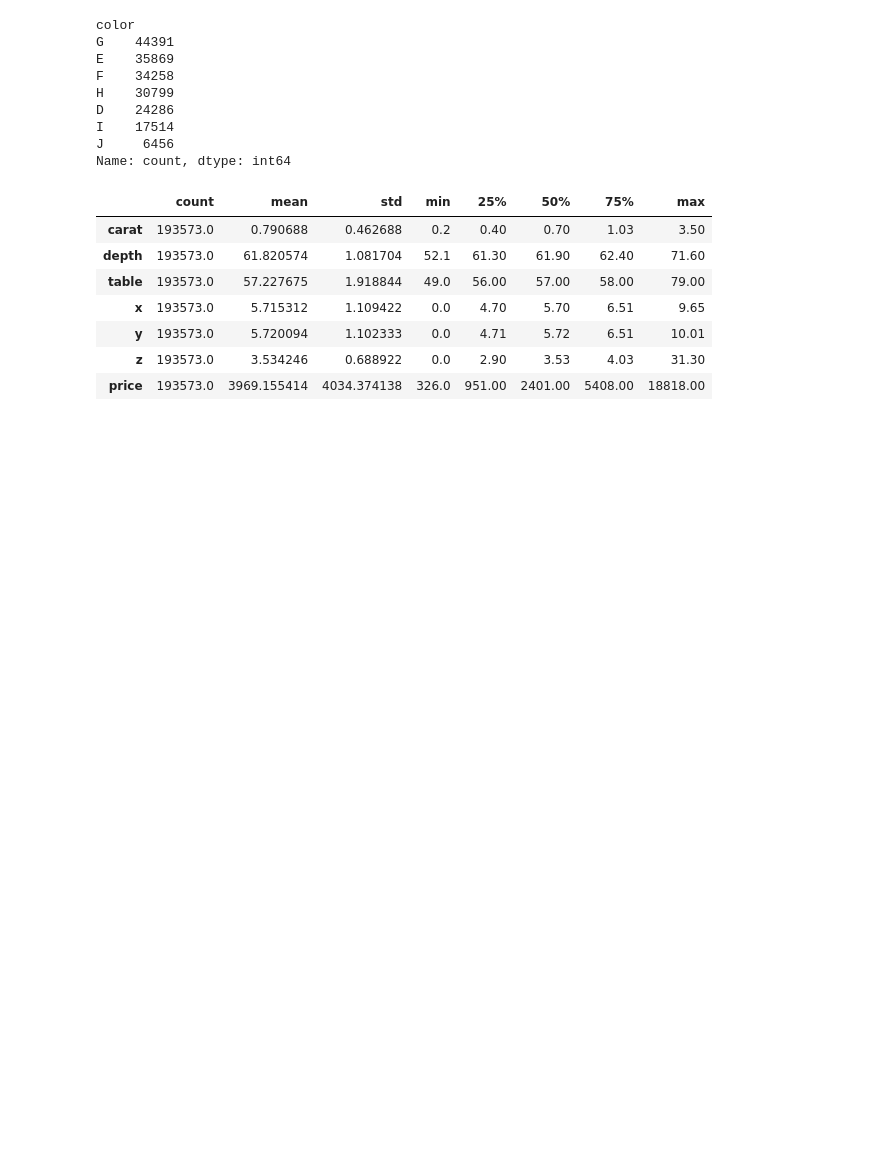
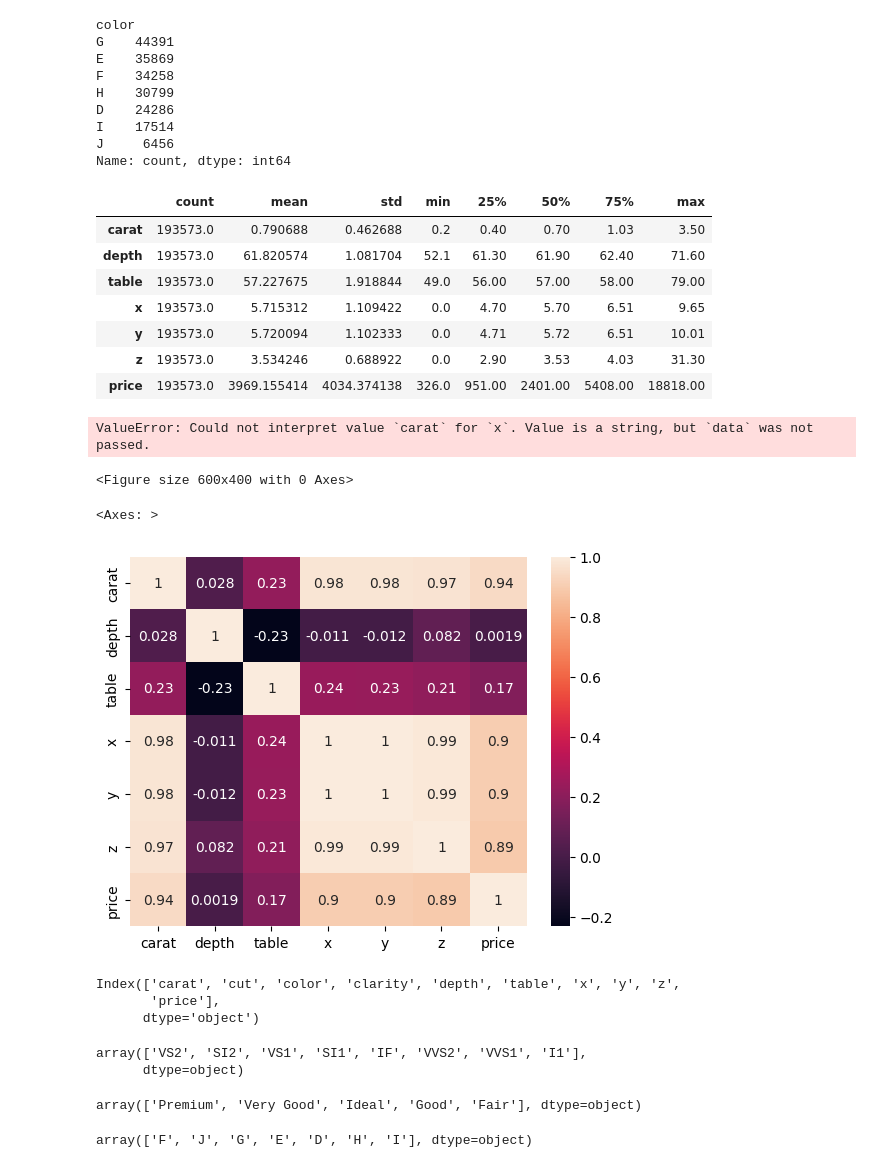
Before and after one commit to Rohitshrimangle/End_to_End_Project, a Jupyter notebook: notebooks/research.ipynb, the cells around one changed output. Saved outputs shown, nothing was run; the diff lists cells and outputs as text; code cells hidden in the pictures; blank space fills up the shorter version.

```diff
--- a/notebooks/research.ipynb
+++ b/notebooks/research.ipynb
@@ -144,3 +144,42 @@ df[Numerical_columns].describe().T
 | y | 193573.0 | 5.720094 | 1.102333 | 0.0 | 4.71 | 5.72 | 6.51 | 10.01 |
 | z | 193573.0 | 3.534246 | 0.688922 | 0.0 | 2.90 | 3.53 | 4.03 | 31.30 |
 | price | 193573.0 | 3969.155414 | 4034.374138 | 326.0 | 951.00 | 2401.00 | 5408.00 | 18818.00 |
+# %%
+import seaborn as sns
+import matplotlib.pyplot as plt
+plt.figure(figsize=(6,4))
+
+
+for col in Numerical_columns:
+    sns.histplot(df=df,x=col,kde=True)
+    print("\n")
+    plt.show()
+# %% [output]
+ValueError: Could not interpret value `carat` for `x`. Value is a string, but `data` was not passed.
+<Figure size 600x400 with 0 Axes>
+# %%
+sns.heatmap(df[Numerical_columns].corr(),annot=True)
+# %% [output]
+<Axes: >
+[figure, added]
+# %%
+df.columns
+# %% [output]
+Index(['carat', 'cut', 'color', 'clarity', 'depth', 'table', 'x', 'y', 'z',
+       'price'],
+      dtype='object')
+# %%
+#encoding
+
+df["clarity"].unique()
+# %% [output]
+array(['VS2', 'SI2', 'VS1', 'SI1', 'IF', 'VVS2', 'VVS1', 'I1'],
+      dtype=object)
+# %%
+df["cut"].unique()
+# %% [output]
+array(['Premium', 'Very Good', 'Ideal', 'Good', 'Fair'], dtype=object)
+# %%
+df["color"].unique()
+# %% [output]
+array(['F', 'J', 'G', 'E', 'D', 'H', 'I'], dtype=object)
```
Also changed, not shown: parts of 5 cells of this notebook, 1 other file.
